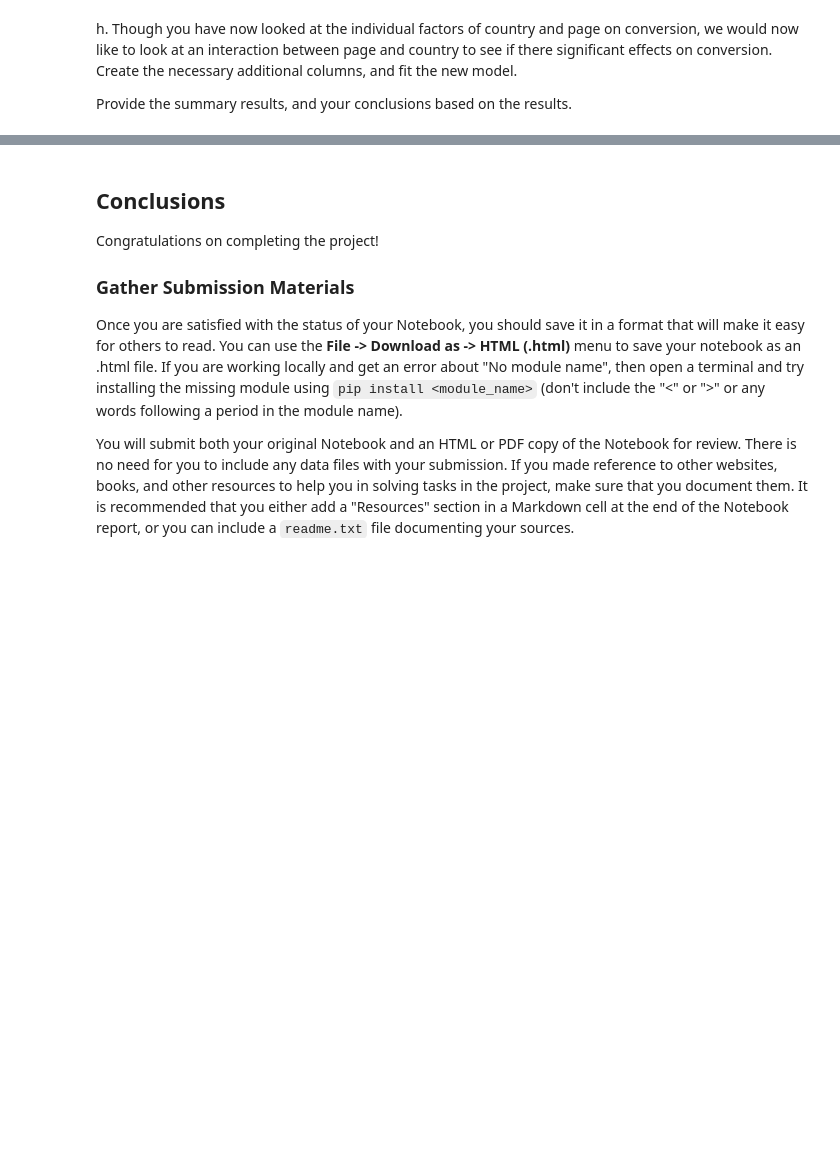
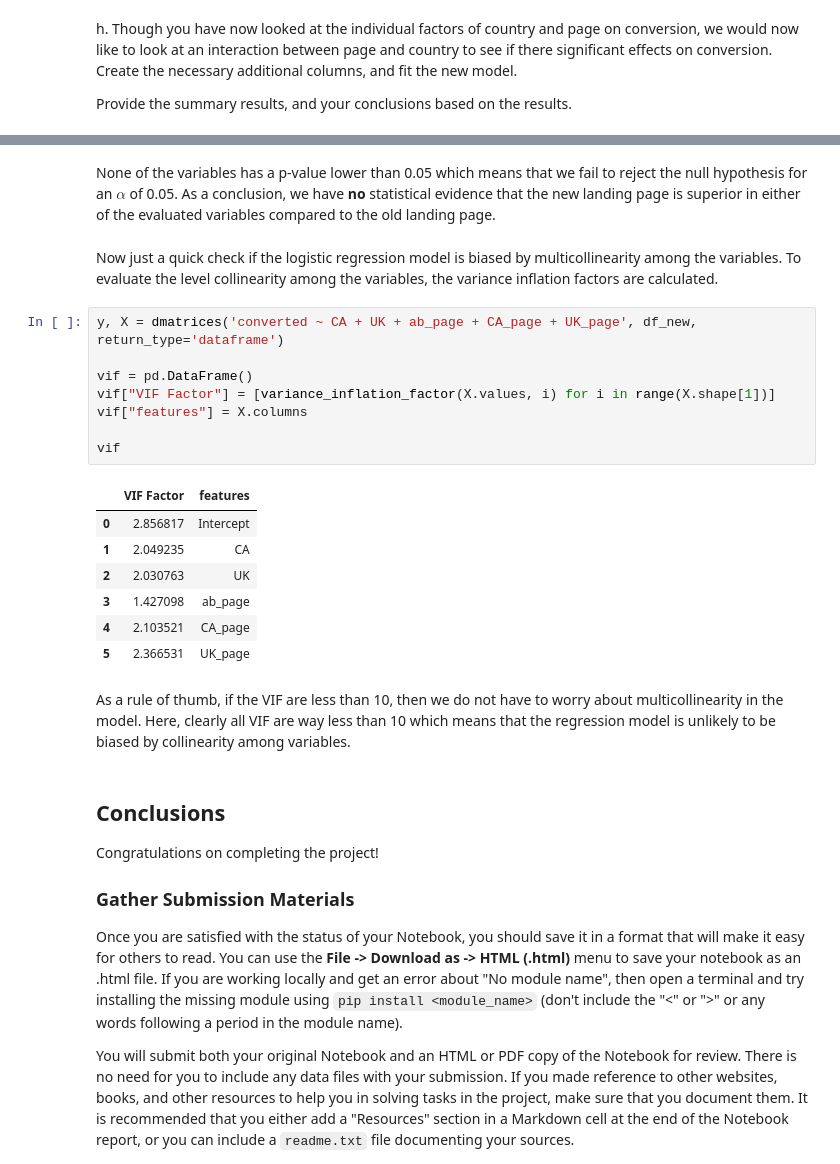
Before and after one commit to janikvalentin/Landing_Page_AB-Test, a Jupyter notebook: Analyze_ab_test_results.ipynb, the cells around one changed output, grey strips where cells are left out. Saved outputs shown, nothing was run; the diff lists cells and outputs as text; blank space fills up the shorter version.

Commit message:
Add calculation of variance inflation factors

```diff
--- a/Analyze_ab_test_results.ipynb
+++ b/Analyze_ab_test_results.ipynb
@@ -513,3 +518,25 @@ Neither the landing page, nor the country, nor the interaction between langing p
+# %% [markdown]
+None of the variables has a p-value lower than 0.05 which means that we fail to reject the null hypothesis for an $\alpha$ of 0.05. As a conclusion, we have **no** statistical evidence that the new landing page is superior in either of the evaluated variables compared to the old landing page.
+# %% [markdown]
+Now just a quick check if the logistic regression model is biased by multicollinearity among the variables. To evaluate the level collinearity among the variables, the variance inflation factors are calculated.
+# %%
+y, X = dmatrices('converted ~ CA + UK + ab_page + CA_page + UK_page', df_new, return_type='dataframe')
+
+vif = pd.DataFrame()
+vif["VIF Factor"] = [variance_inflation_factor(X.values, i) for i in range(X.shape[1])]
+vif["features"] = X.columns
+
+vif
+# %% [output]
+|  | VIF Factor | features |
+| 0 | 2.856817 | Intercept |
+| 1 | 2.049235 | CA |
+| 2 | 2.030763 | UK |
+| 3 | 1.427098 | ab_page |
+| 4 | 2.103521 | CA_page |
+| 5 | 2.366531 | UK_page |
+# %% [markdown]
+As a rule of thumb, if the VIF are less than 10, then we do not have to worry about multicollinearity in the model. Here, clearly all VIF are way less than 10 which means that the regression model is unlikely to be biased by collinearity among variables.
 # %% [markdown]
 <a id='conclusions'></a>
 ## Conclusions
```
Also changed, not shown: parts of 24 cells of this notebook.
